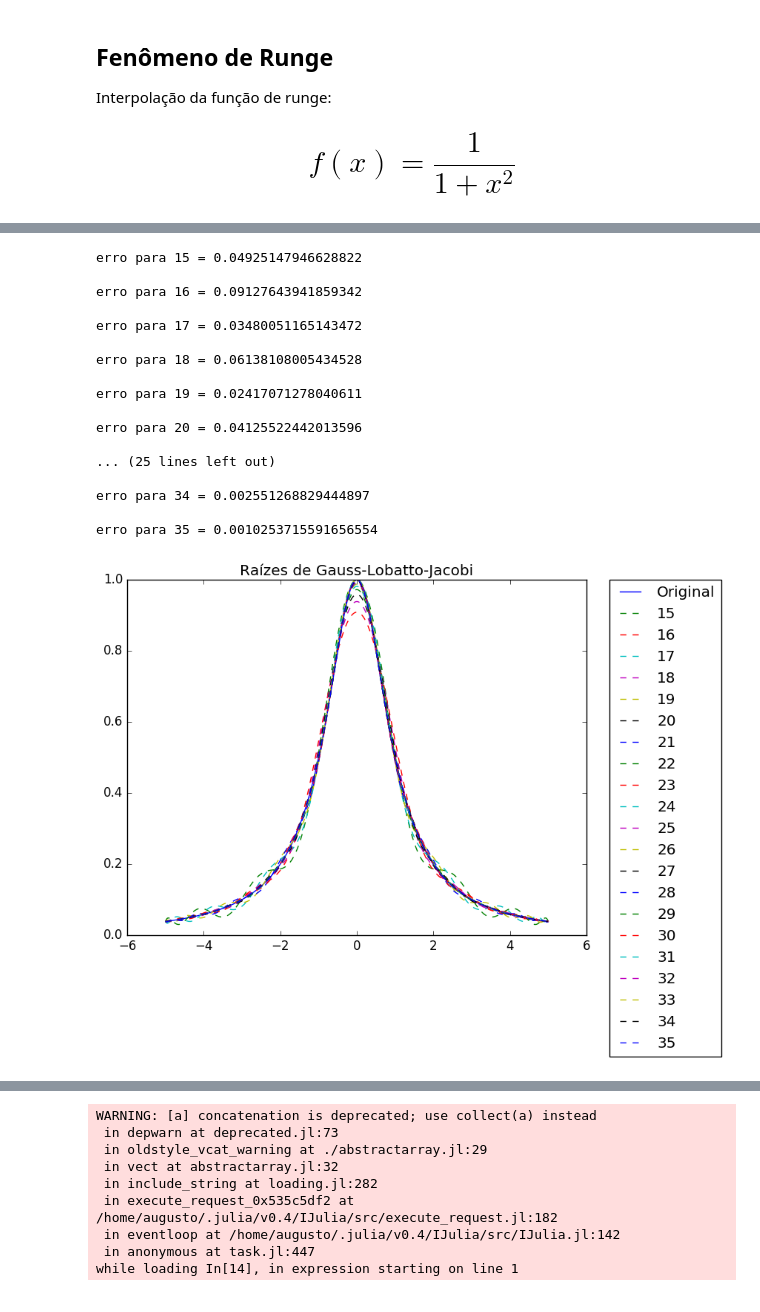
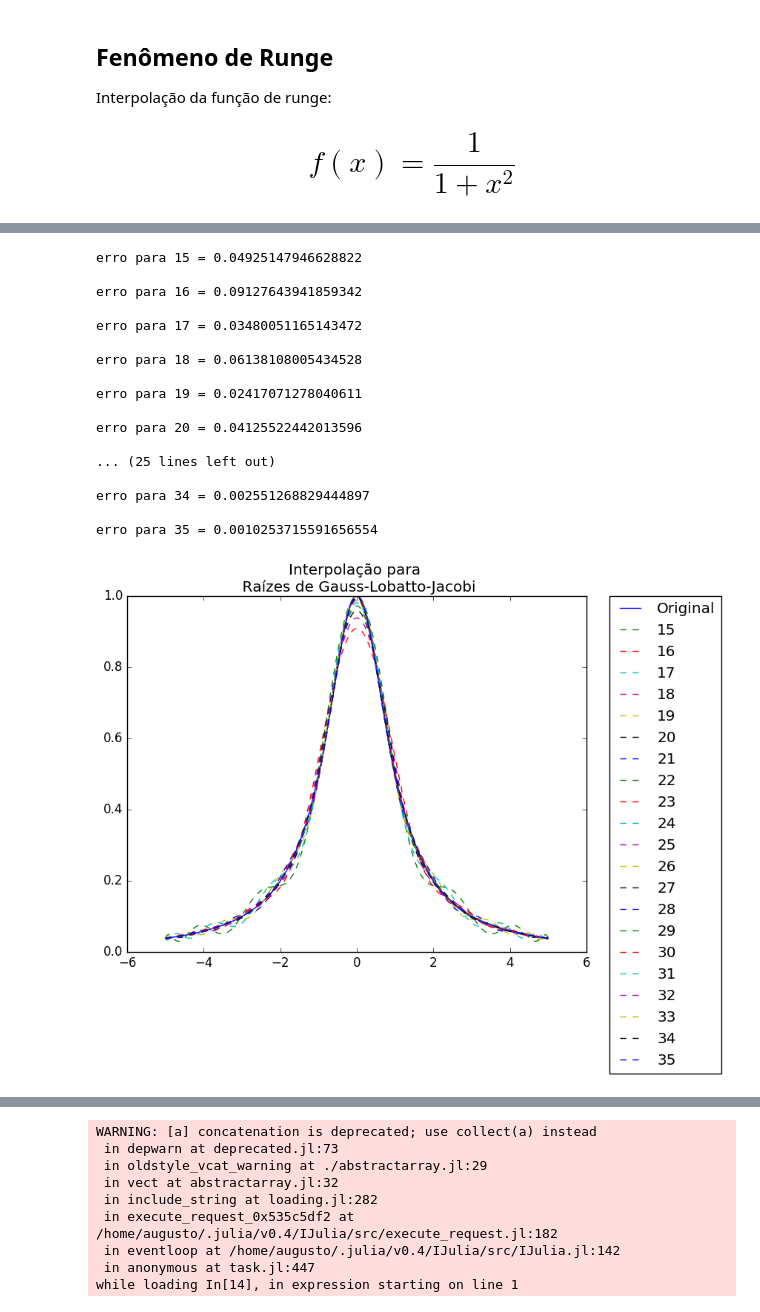
Before and after one commit to augustot2/monografia, a Jupyter notebook: src/codes/interpolation.ipynb, the cells around one changed output, grey strips where cells are left out. Saved outputs shown, nothing was run; the diff lists cells and outputs as text; code cells hidden in the pictures.

```diff
--- a/src/codes/interpolation.ipynb
+++ b/src/codes/interpolation.ipynb
@@ -167,7 +167,7 @@ nx = 1000
 x2 = linspace(a, b, nx)
 ye2 = f(x2)
 plot(x2, ye2, "-",label="Original")
-title("Raízes de Gauss-Lobatto-Jacobi")
+title("Interpolação para \n Raízes de Gauss-Lobatto-Jacobi")
 legend()
 N =35
 errog = [0]
@@ -185,34 +185,34 @@ for Q in 15:1:N
     #interpola os pontos por polinômios de lagrange
     Im = interp_mat(x, z)
     y =  Im * ye
 
     plot(x, y, "--",label = "$Q")
 
     legend(bbox_to_anchor=(1.05, 1), loc=2, borderaxespad=0.)
     println("  ")
     erro = maxabs(y-ye2)
     errog = [errog maxabs(y-ye2)]
     println("erro para $Q = $erro")
 end
 # %% [output]
 erro para 15 = 0.04925147946628822
 
 erro para 16 = 0.09127643941859342
 
 erro para 17 = 0.03480051165143472
 
 erro para 18 = 0.06138108005434528
 
 erro para 19 = 0.02417071278040611
 
 erro para 20 = 0.04125522442013596
 
 ... (25 lines left out)
 
 erro para 34 = 0.002551268829444897
 
 erro para 35 = 0.0010253715591656554
-[figure, old version]
+[figure, new version]
 # %%
 
 #intervalo
```
Also changed, not shown: parts of 4 cells of this notebook, 12 other files.
